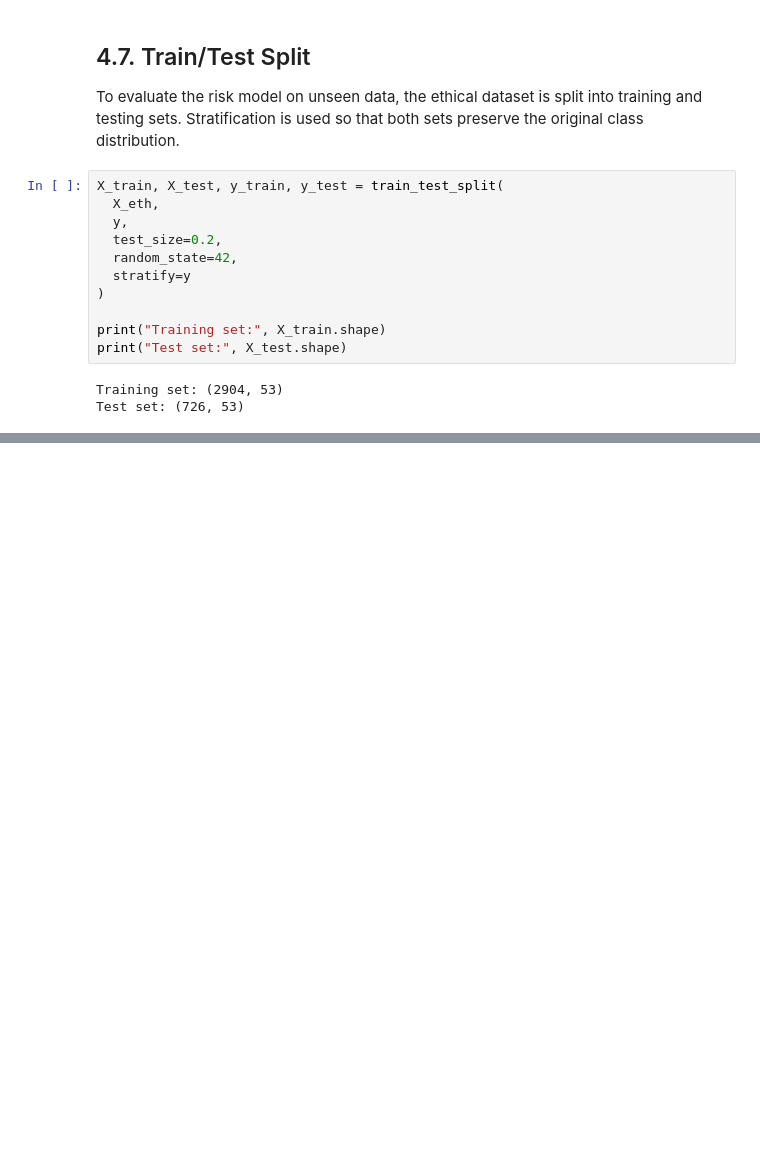
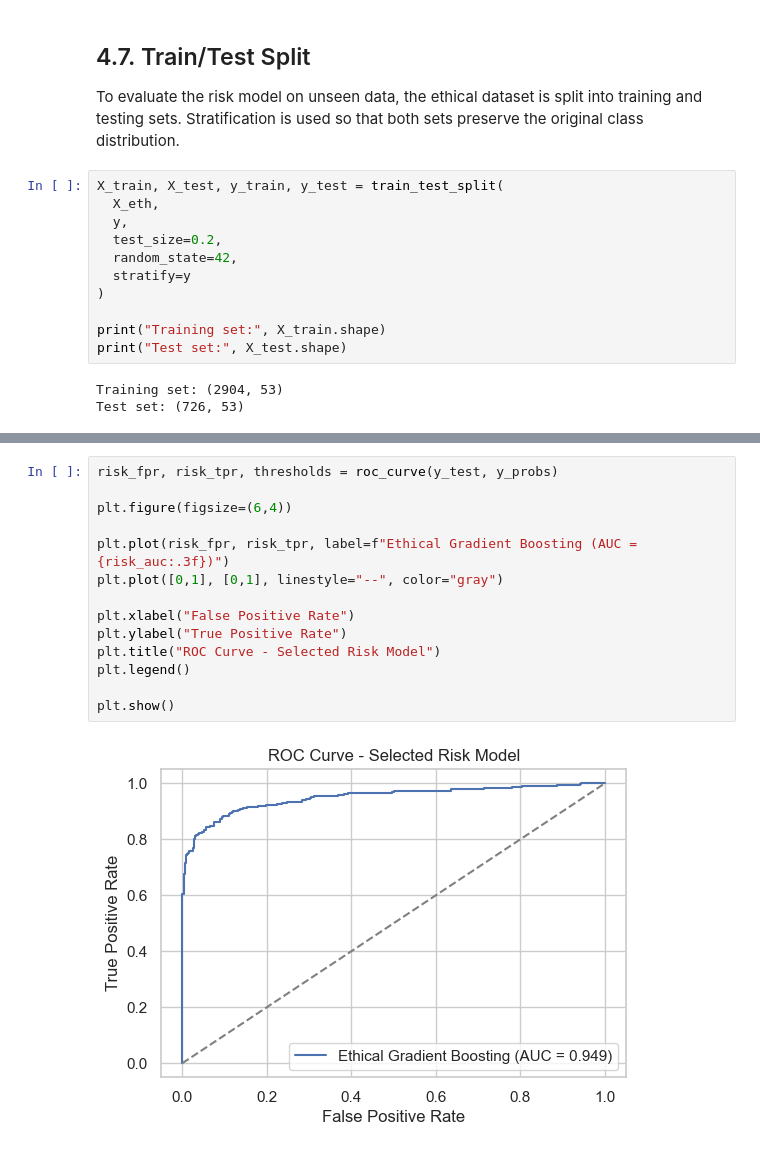
Before and after one commit to DimitarMalamski/student-dropout-predictor, a Jupyter notebook: notebooks/02_student_dropout_risk_scoring.ipynb, the cells around one changed output, grey strips where cells are left out. Saved outputs shown, nothing was run; the diff lists cells and outputs as text; blank space fills up the shorter version.

```diff
--- a/notebooks/02_student_dropout_risk_scoring.ipynb
+++ b/notebooks/02_student_dropout_risk_scoring.ipynb
@@ -369,0 +465,16 @@ Using the ethical feature set also ensures that the following analysis remains a
+# %%
+risk_fpr, risk_tpr, thresholds = roc_curve(y_test, y_probs)
+
+plt.figure(figsize=(6,4))
+
+plt.plot(risk_fpr, risk_tpr, label=f"Ethical Gradient Boosting (AUC = {risk_auc:.3f})")
+plt.plot([0,1], [0,1], linestyle="--", color="gray")
+
+plt.xlabel("False Positive Rate")
+plt.ylabel("True Positive Rate")
+plt.title("ROC Curve - Selected Risk Model")
+plt.legend()
+
+plt.show()
+# %% [output]
+[figure, added]
```
Also changed, not shown: parts of 11 cells of this notebook.
